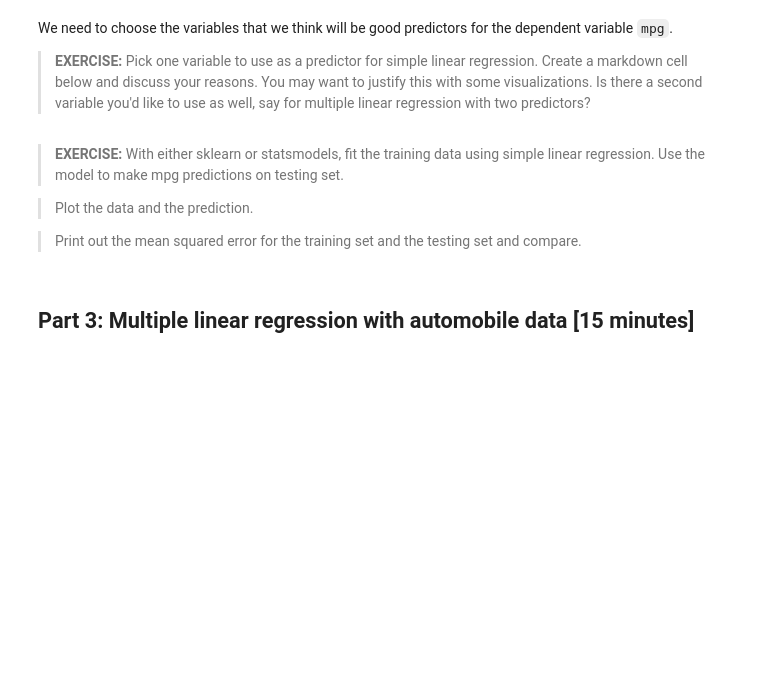
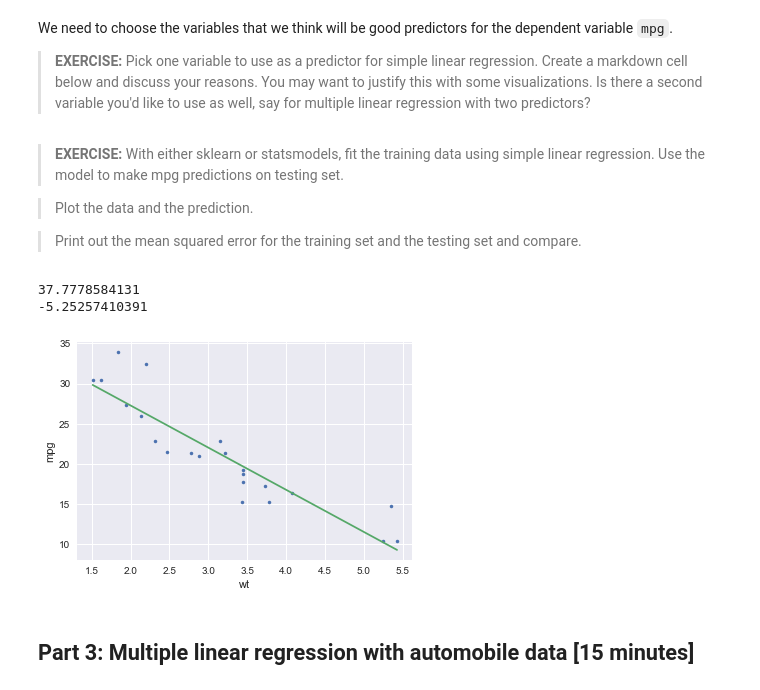
Before and after one commit to xuwd11/ac209a, a Jupyter notebook: Labs/Lab3_LinearRegression/Lab3_LinearRegression_Final.ipynb, the cells around one changed output. Drawn from its saved outputs; the diff is of its cells as text; code cells hidden in the pictures; blank space fills up the shorter version.

```diff
--- a/Labs/Lab3_LinearRegression/Lab3_LinearRegression_Final.ipynb
+++ b/Labs/Lab3_LinearRegression/Lab3_LinearRegression_Final.ipynb
@@ -231,23 +288,38 @@ We need to choose the variables that we think will be good predictors for the de
 # %%
 #your code here
 #define  predictor and response for training set
-
+traindf = traindf.sort_values(by='wt')
+y_train = traindf.mpg
+x_train = traindf[['wt']]
 
 # define predictor and response for testing set
+testdf = testdf.sort_values(by='wt')
+y_test = testdf.mpg
+x_test = testdf[['wt']]
 # %%
 #your code here
 # create linear regression object with sklearn
-
+regression_skl = linear_model.LinearRegression()
 
 #your code here
 # train the model and make predictions
-
+train_skl = regression_skl.fit(x_train, y_train)
 
 #your code here
 #print out coefficients
+print(train_skl.intercept_)
+print(train_skl.coef_[0])
+# %% [output]
+37.7778584131
+-5.25257410391
 # %%
 # your code here
 # Plot outputs
+plt.plot(x_train, y_train, '.', x_train, train_skl.predict(x_train));
+plt.xlabel('wt');
+plt.ylabel('mpg');
+# %% [output]
+[figure, added]
 # %% [markdown]
 ## Part 3: Multiple linear regression with automobile data [15 minutes]
 # %% [markdown]
```
Also changed, not shown: parts of 16 cells of this notebook, 2 other files.
